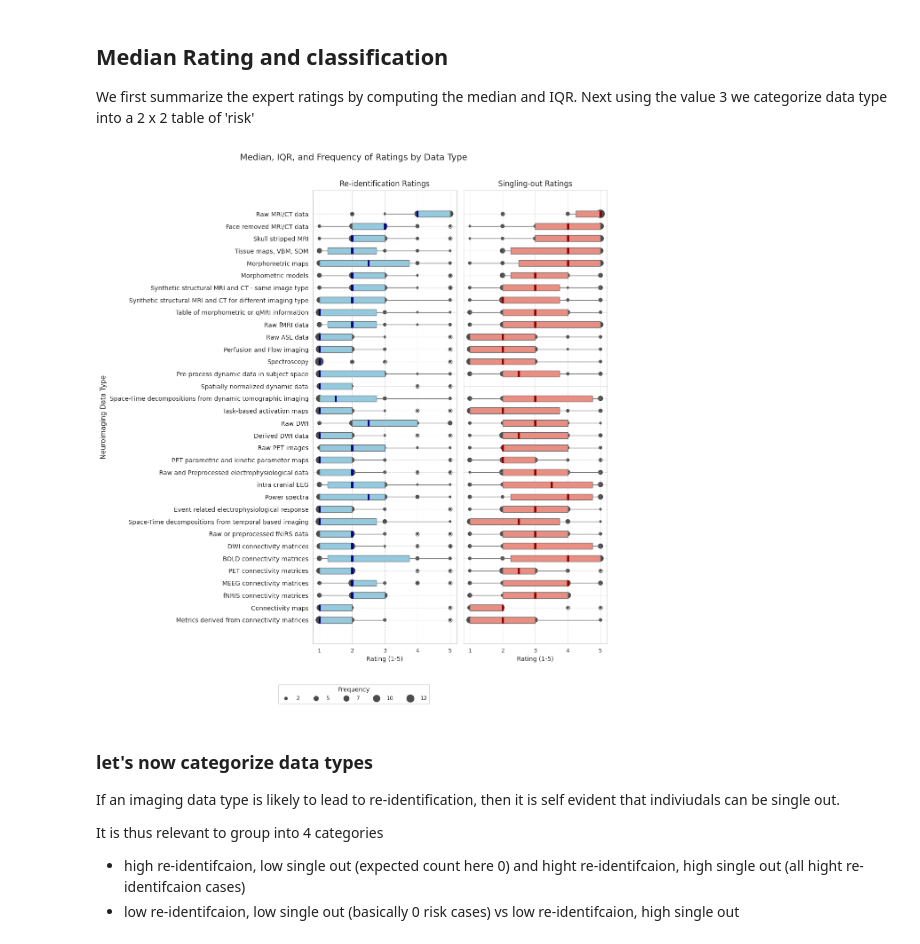
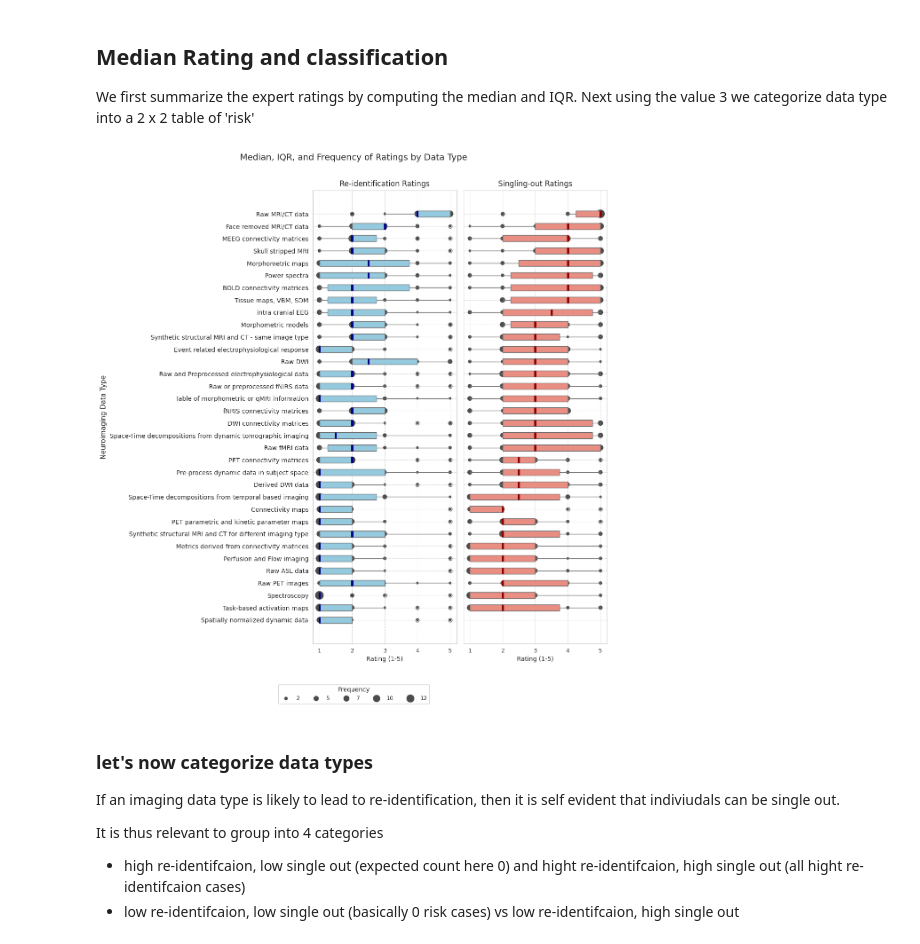
Before and after one commit to CPernet/Identification_likelihood_in_NeuroImaging_data, a Jupyter notebook: ratings_analysis.ipynb, the cells around one changed output. Saved outputs shown, nothing was run; the diff lists cells and outputs as text; code cells hidden in the pictures.

```diff
--- a/ratings_analysis.ipynb
+++ b/ratings_analysis.ipynb
@@ -193,7 +193,7 @@ df_so_melted['Rating Type'] = 'Singling-out'
 # Concatenate the two melted DataFrames
 df_plot = pd.concat([df_reid_melted, df_so_melted], ignore_index=True)
 
-# Solution 1: Clean 'Data Type' labels by removing 'for instance' AND anything inside parentheses using regex
+# Clean 'Data Type' labels by removing 'for instance' AND anything inside parentheses using regex
 def clean_label(label):
     if not isinstance(label, str):
         return label
@@ -226,9 +226,26 @@ median_reid_ratings_df.rename(columns={'Rating': 'Median Re-identification'}, in
 median_so_ratings_df = df_so_plot.groupby('Data Type')['Rating'].median().reset_index()
 median_so_ratings_df.rename(columns={'Rating': 'Median Singling-out'}, inplace=True)
 
-# Ensure a consistent order of data types on the y-axis, matching the cleaned order
-data_type_order_raw = reidentification_table.columns.tolist()
-data_type_order = [clean_label(s) for s in data_type_order_raw]
+# Use already computed Singling-out medians and calculate IQRs from df_so_plot to sort variables
+def get_iqr(series):
+    clean_series = series.dropna()
+    if clean_series.empty:
+        return np.nan
+    return np.percentile(clean_series, 75) - np.percentile(clean_series, 25)
+
+# Calculate IQRs
+so_iqr_df = df_so_plot.groupby('Data Type')['Rating'].agg(get_iqr).reset_index(name='IQR-singling-out')
+
+# Merge already calculated medians with the newly calculated IQRs
+sorting_df = pd.merge(median_so_ratings_df, so_iqr_df, on='Data Type', how='left')
+
+# To handle 'Spatially normalized dynamic data' which has NaN for singling out:
+sorting_df['median_fill'] = sorting_df['Median Singling-out'].fillna(0)
+sorting_df['iqr_fill'] = sorting_df['IQR-singling-out'].fillna(100)
+
+# Sort: highest median (descending) primary, smallest IQR (ascending) secondary
+sorting_df_sorted = sorting_df.sort_values(by=['median_fill', 'iqr_fill'], ascending=[False, True])
+data_type_order = sorting_df_sorted['Data Type'].tolist()
 
 # Scale markers down for A4 landscape dimensions
 marker_size_range = (20, 200)
@@ -309,34 +326,34 @@ sns.scatterplot(
 
 ax_so.set_title('Singling-out Ratings', fontsize=12)
 ax_so.set_xlabel('Rating (1-5)', fontsize=10)
 ax_so.set_ylabel('')
 ax_so.set_xticks(np.arange(1, 6, 1))
 ax_so.tick_params(axis='x', labelsize=9)
 ax_so.grid(True, linestyle='--', alpha=0.7)
 
 fig.suptitle('Median, IQR, and Frequency of Ratings by Data Type', fontsize=14, y=1.01)
 
 # Add the frequency legend at the bottom
 fig.legend(
     handles,
     labels,
     title='Frequency',
     bbox_to_anchor=(0.5, -0.03),
     loc='upper center',
     ncol=len(labels),
     borderaxespad=0.,
     fontsize=9,
     title_fontsize=10
 )
 
 plt.tight_layout()
 
 # Save the figure with high-resolution 300 DPI
 plt.savefig('ratings_summary.png', dpi=300, bbox_inches='tight')
 
 plt.show()
 # %% [output]
-[figure, old version]
+[figure, new version]
 # %% [markdown]
 ### let's now categorize data types
 
```
Also changed, not shown: parts of 2 cells of this notebook.
